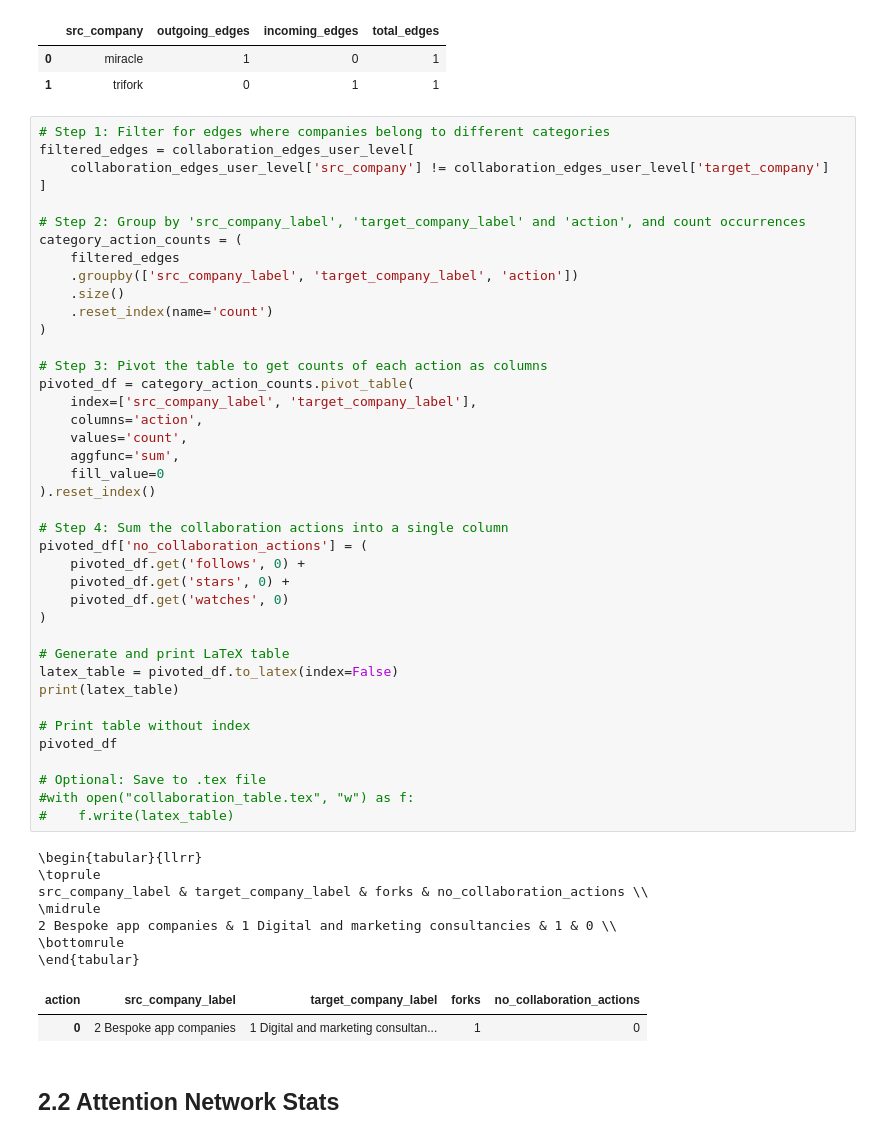
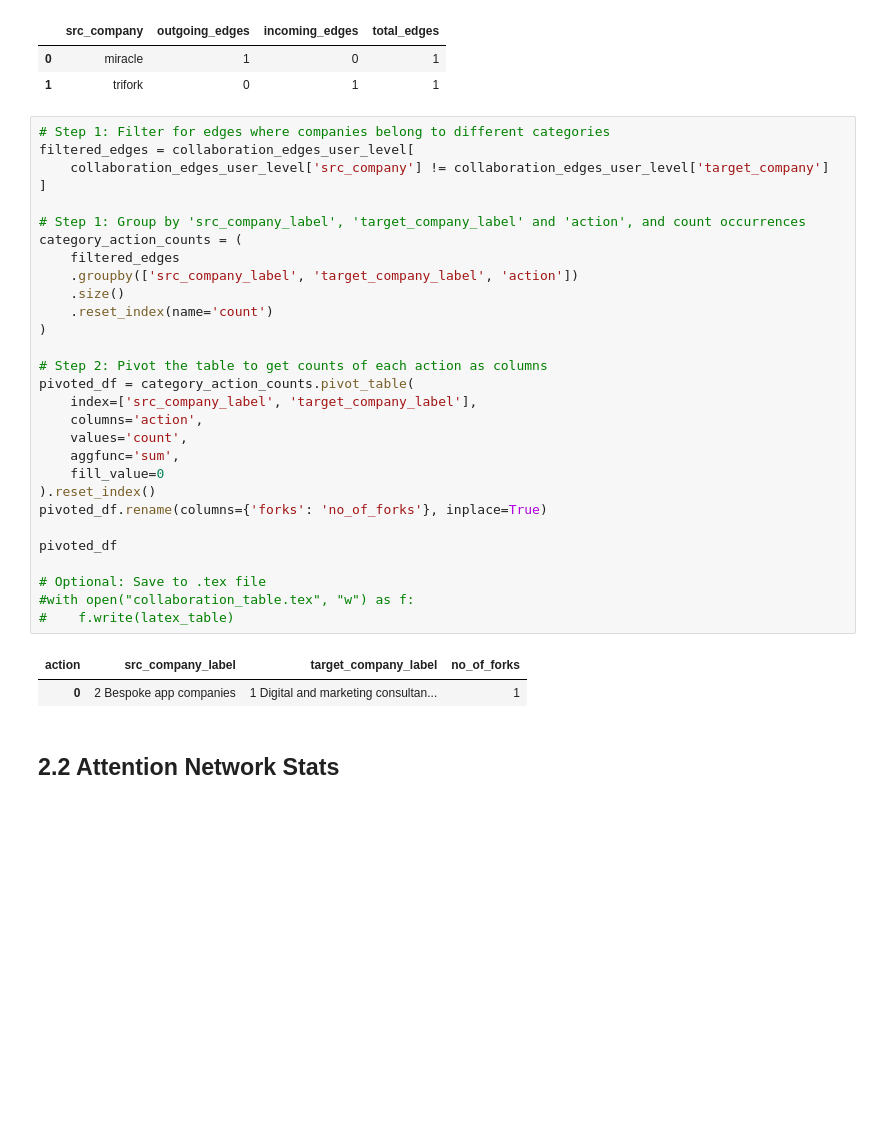
Before and after one commit to asgerkromand/github-as-market-device, a Jupyter notebook: github_market/7. Descriptive data.ipynb, the cells around one changed output. Cells and saved outputs as stored; diff of their text form; blank space fills up the shorter version.

```diff
--- a/github_market/7. Descriptive data.ipynb
+++ b/github_market/7. Descriptive data.ipynb
@@ -184,53 +223,35 @@ trifork & 0 & 1 & 1 \\
 # %%
 # Step 1: Filter for edges where companies belong to different categories
 filtered_edges = collaboration_edges_user_level[
     collaboration_edges_user_level['src_company'] != collaboration_edges_user_level['target_company']
 ]
 
-# Step 2: Group by 'src_company_label', 'target_company_label' and 'action', and count occurrences
+# Step 1: Group by 'src_company_label', 'target_company_label' and 'action', and count occurrences
 category_action_counts = (
     filtered_edges
     .groupby(['src_company_label', 'target_company_label', 'action'])
     .size()
     .reset_index(name='count')
 )
 
-# Step 3: Pivot the table to get counts of each action as columns
+# Step 2: Pivot the table to get counts of each action as columns
 pivoted_df = category_action_counts.pivot_table(
     index=['src_company_label', 'target_company_label'],
     columns='action',
     values='count',
     aggfunc='sum',
     fill_value=0
 ).reset_index()
+pivoted_df.rename(columns={'forks': 'no_of_forks'}, inplace=True)
 
-# Step 4: Sum the collaboration actions into a single column
-pivoted_df['no_collaboration_actions'] = (
-    pivoted_df.get('follows', 0) +
-    pivoted_df.get('stars', 0) +
-    pivoted_df.get('watches', 0)
-)
-
-# Generate and print LaTeX table
-latex_table = pivoted_df.to_latex(index=False)
-print(latex_table)
-
-# Print table without index
 pivoted_df
 
 # Optional: Save to .tex file
 #with open("collaboration_table.tex", "w") as f:
 #    f.write(latex_table)
 # %% [output]
-\begin{tabular}{llrr}
-\toprule
-src_company_label & target_company_label & forks & no_collaboration_actions \\
-\midrule
-2 Bespoke app companies & 1 Digital and marketing consultancies & 1 & 0 \\
-\bottomrule
-\end{tabular}
-| action | src_company_label | target_company_label | forks | no_collaboration_actions |
-| 0 | 2 Bespoke app companies | 1 Digital and marketing consultan... | 1 | 0 |
+| action | src_company_label | target_company_label | no_of_forks |
+| 0 | 2 Bespoke app companies | 1 Digital and marketing consultan... | 1 |
 # %% [markdown]
 ## 2.2 Attention Network Stats
 # %% [markdown]
```
Also changed, not shown: parts of 8 cells of this notebook, 11 other files.
